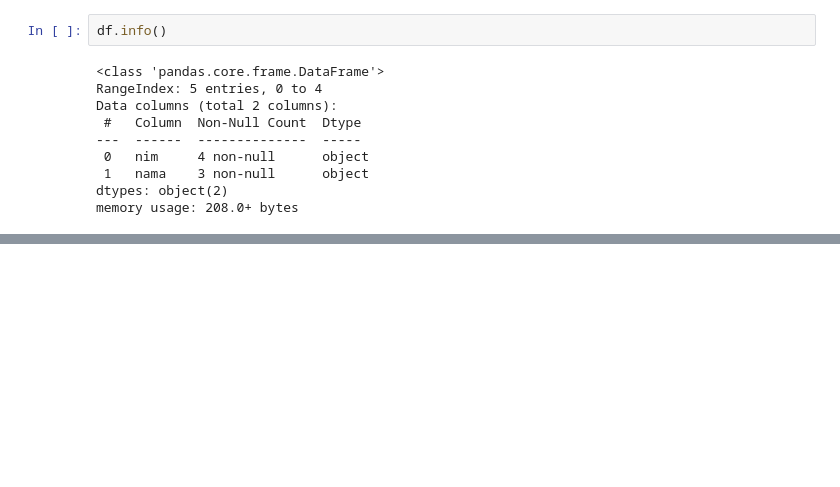
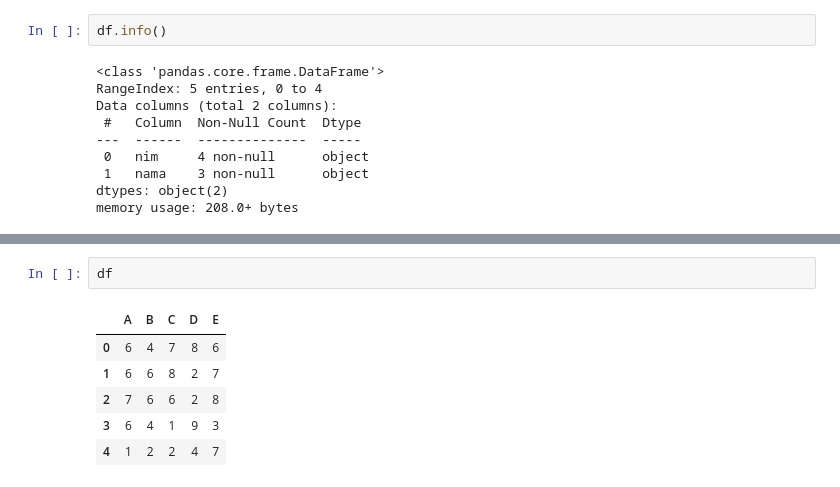
Before and after one commit to AlbertusAlanMehetabel/trik_pandas, a Jupyter notebook: Trik_Pandas_11.ipynb, the cells around one changed output, grey strips where cells are left out. Drawn from its saved outputs; the diff is of its cells as text; blank space fills up the shorter version.

```diff
--- a/Trik_Pandas_11.ipynb
+++ b/Trik_Pandas_11.ipynb
@@ -201,0 +249,9 @@ memory usage: 208.0+ bytes
+# %%
+df
+# %% [output]
+|  | A | B | C | D | E |
+| 0 | 6 | 4 | 7 | 8 | 6 |
+| 1 | 6 | 6 | 8 | 2 | 7 |
+| 2 | 7 | 6 | 6 | 2 | 8 |
+| 3 | 6 | 4 | 1 | 9 | 3 |
+| 4 | 1 | 2 | 2 | 4 | 7 |
```
Also changed, not shown: parts of 9 cells of this notebook.
